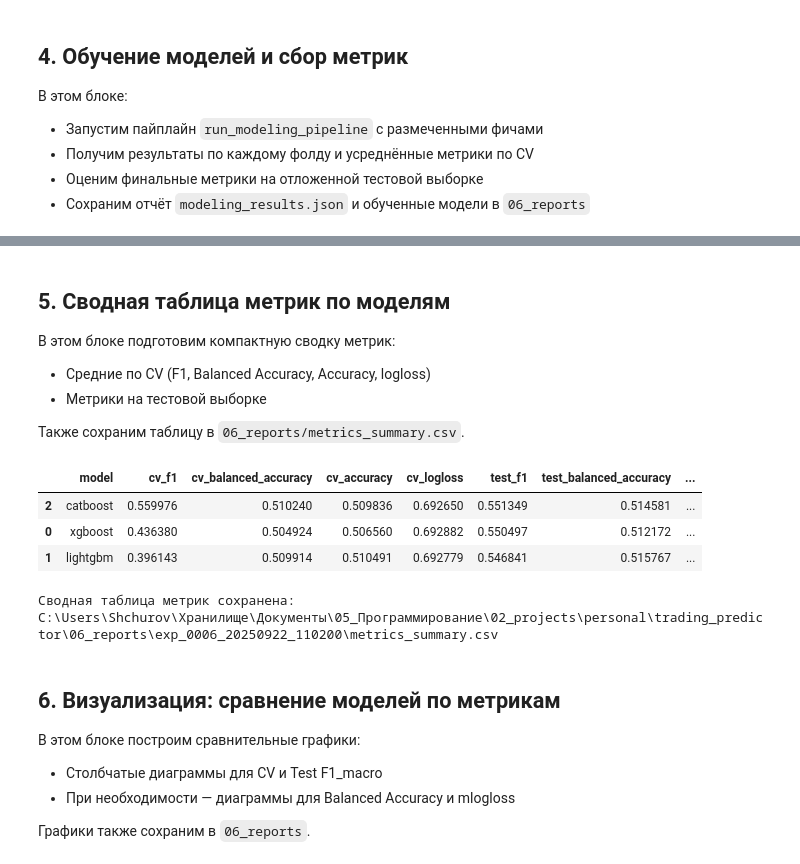
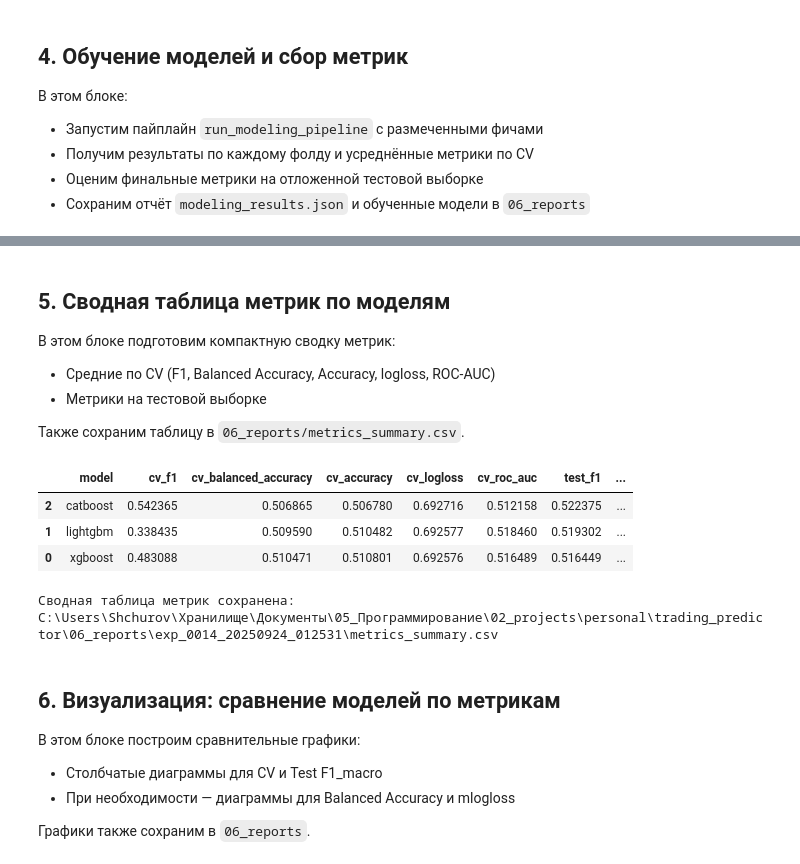
Before and after one commit to Anton-Shchurov/trading_predictor, a Jupyter notebook: 02_notebooks/experiments/modeling_walkthrough.ipynb, the cells around one changed output, grey strips where cells are left out. Cells and saved outputs as stored; diff of their text form; code cells hidden in the pictures.

```diff
--- a/02_notebooks/experiments/modeling_walkthrough.ipynb
+++ b/02_notebooks/experiments/modeling_walkthrough.ipynb
@@ -235,44 +235,46 @@ Did not meet early stopping. Best iteration is:
 ## 5. Сводная таблица метрик по моделям
 
 В этом блоке подготовим компактную сводку метрик:
-- Средние по CV (F1, Balanced Accuracy, Accuracy, logloss)
+- Средние по CV (F1, Balanced Accuracy, Accuracy, logloss, ROC-AUC)
 - Метрики на тестовой выборке
 
 Также сохраним таблицу в `06_reports/metrics_summary.csv`.
 # %%
 # Преобразуем результаты в сводную таблицу
 rows = []
 for model_name, payload in results.items():
     cv_avg = payload.get("cv_avg", {})
     test_metrics = payload.get("test_metrics", {})
     row = {
         "model": model_name,
         "cv_f1": cv_avg.get("f1"),
         "cv_balanced_accuracy": cv_avg.get("balanced_accuracy"),
         "cv_accuracy": cv_avg.get("accuracy"),
         "cv_logloss": cv_avg.get("logloss"),
+        "cv_roc_auc": cv_avg.get("roc_auc"),
         "test_f1": test_metrics.get("f1"),
         "test_balanced_accuracy": test_metrics.get("balanced_accuracy"),
         "test_accuracy": test_metrics.get("accuracy"),
         "test_logloss": test_metrics.get("logloss"),
+        "test_roc_auc": test_metrics.get("roc_auc"),
     }
     rows.append(row)
 
 summary_df = pd.DataFrame(rows)
 summary_df = summary_df.sort_values(by=["test_f1"], ascending=False)
 summary_df
 # %% [output]
-|  | model | cv_f1 | cv_balanced_accuracy | cv_accuracy | cv_logloss | test_f1 | test_balanced_accuracy | ... |
-| 2 | catboost | 0.559976 | 0.510240 | 0.509836 | 0.692650 | 0.551349 | 0.514581 | ... |
-| 0 | xgboost | 0.436380 | 0.504924 | 0.506560 | 0.692882 | 0.550497 | 0.512172 | ... |
-| 1 | lightgbm | 0.396143 | 0.509914 | 0.510491 | 0.692779 | 0.546841 | 0.515767 | ... |
+|  | model | cv_f1 | cv_balanced_accuracy | cv_accuracy | cv_logloss | cv_roc_auc | test_f1 | ... |
+| 2 | catboost | 0.542365 | 0.506865 | 0.506780 | 0.692716 | 0.512158 | 0.522375 | ... |
+| 1 | lightgbm | 0.338435 | 0.509590 | 0.510482 | 0.692577 | 0.518460 | 0.519302 | ... |
+| 0 | xgboost | 0.483088 | 0.510471 | 0.510801 | 0.692576 | 0.516489 | 0.516449 | ... |
 # %%
 # Сохраняем сводную таблицу
 metrics_csv = REPORTS_DIR / "metrics_summary.csv"
 summary_df.to_csv(metrics_csv, index=False)
 print(f"Сводная таблица метрик сохранена: {metrics_csv}")
 # %% [output]
-Сводная таблица метрик сохранена: C:\Users\Shchurov\Хранилище\Документы\05_Программирование\02_projects\personal\trading_predictor\06_reports\exp_0006_20250922_110200\metrics_summary.csv
+Сводная таблица метрик сохранена: C:\Users\Shchurov\Хранилище\Документы\05_Программирование\02_projects\personal\trading_predictor\06_reports\exp_0014_20250924_012531\metrics_summary.csv
 # %% [markdown]
 ## 6. Визуализация: сравнение моделей по метрикам
 
```
Also changed, not shown: parts of 8 cells of this notebook, 30 other files.
